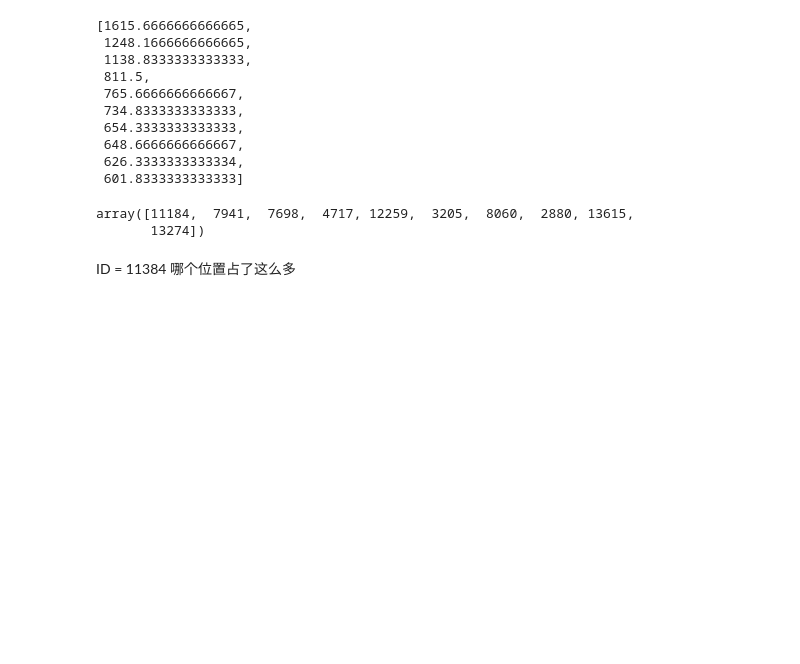
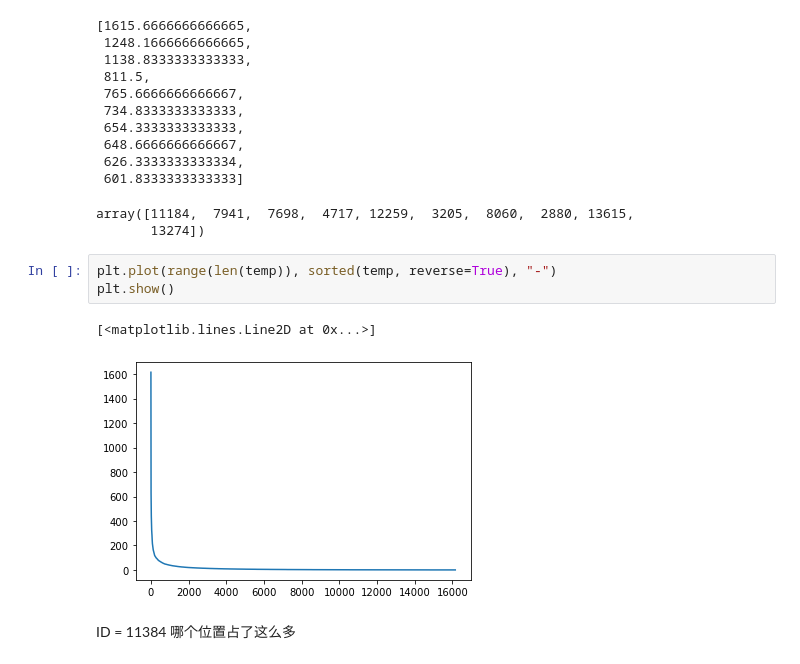
Before and after one commit to XDZhelheim/TrafficFlowModel, a Jupyter notebook: data_process/markov.ipynb, the cells around one changed output. Saved outputs shown, nothing was run; the diff lists cells and outputs as text; blank space fills up the shorter version.

```diff
--- a/data_process/markov.ipynb
+++ b/data_process/markov.ipynb
@@ -95,6 +95,12 @@ np.argsort(-temp)[:10]
  601.8333333333333]
 array([11184,  7941,  7698,  4717, 12259,  3205,  8060,  2880, 13615,
        13274])
+# %%
+plt.plot(range(len(temp)), sorted(temp, reverse=True), "-")
+plt.show()
+# %% [output]
+[<matplotlib.lines.Line2D at 0x...>]
+[figure, added]
 # %% [markdown]
 ID = 11384 哪个位置占了这么多
 # %%
```
Also changed, not shown: parts of 6 cells of this notebook, 1 other file.
